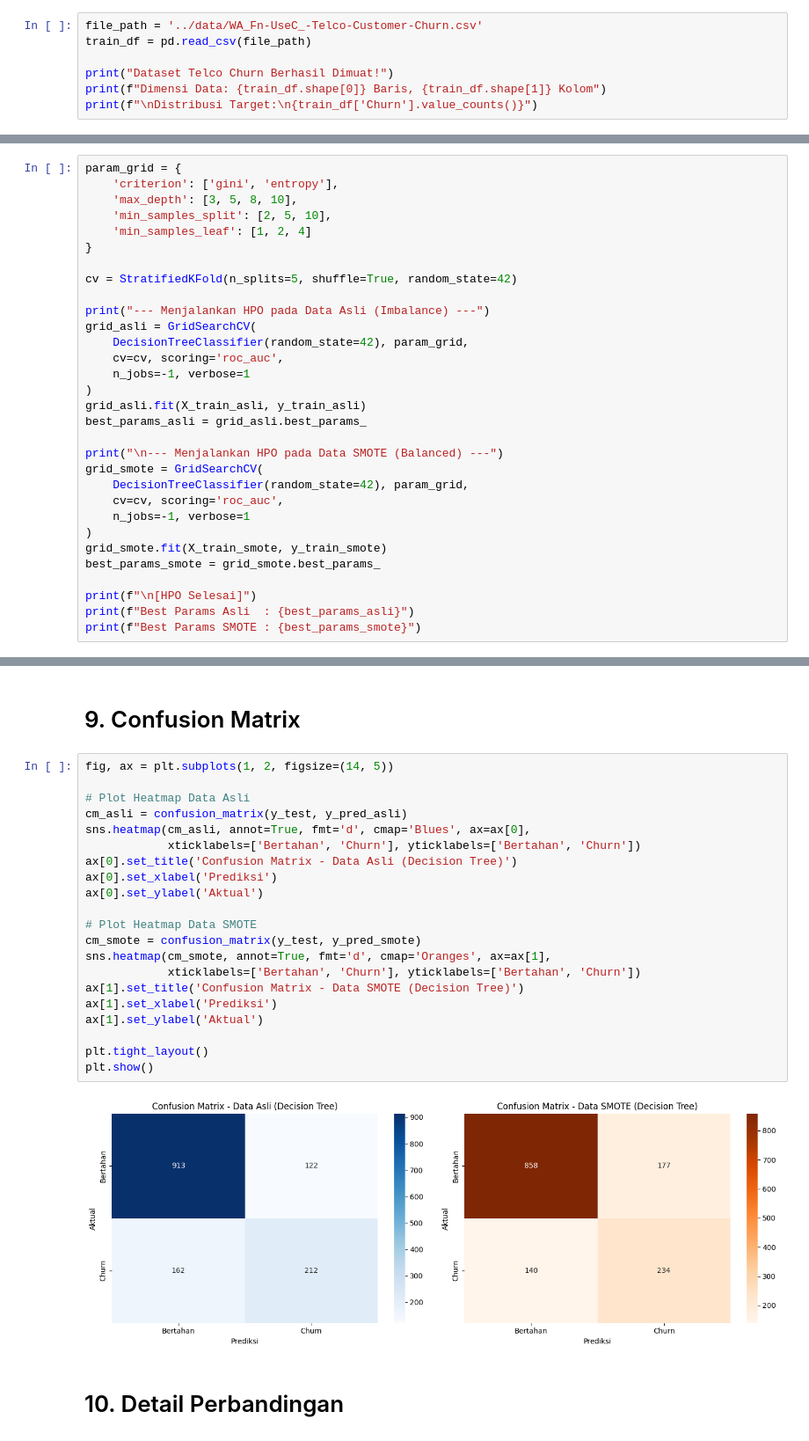
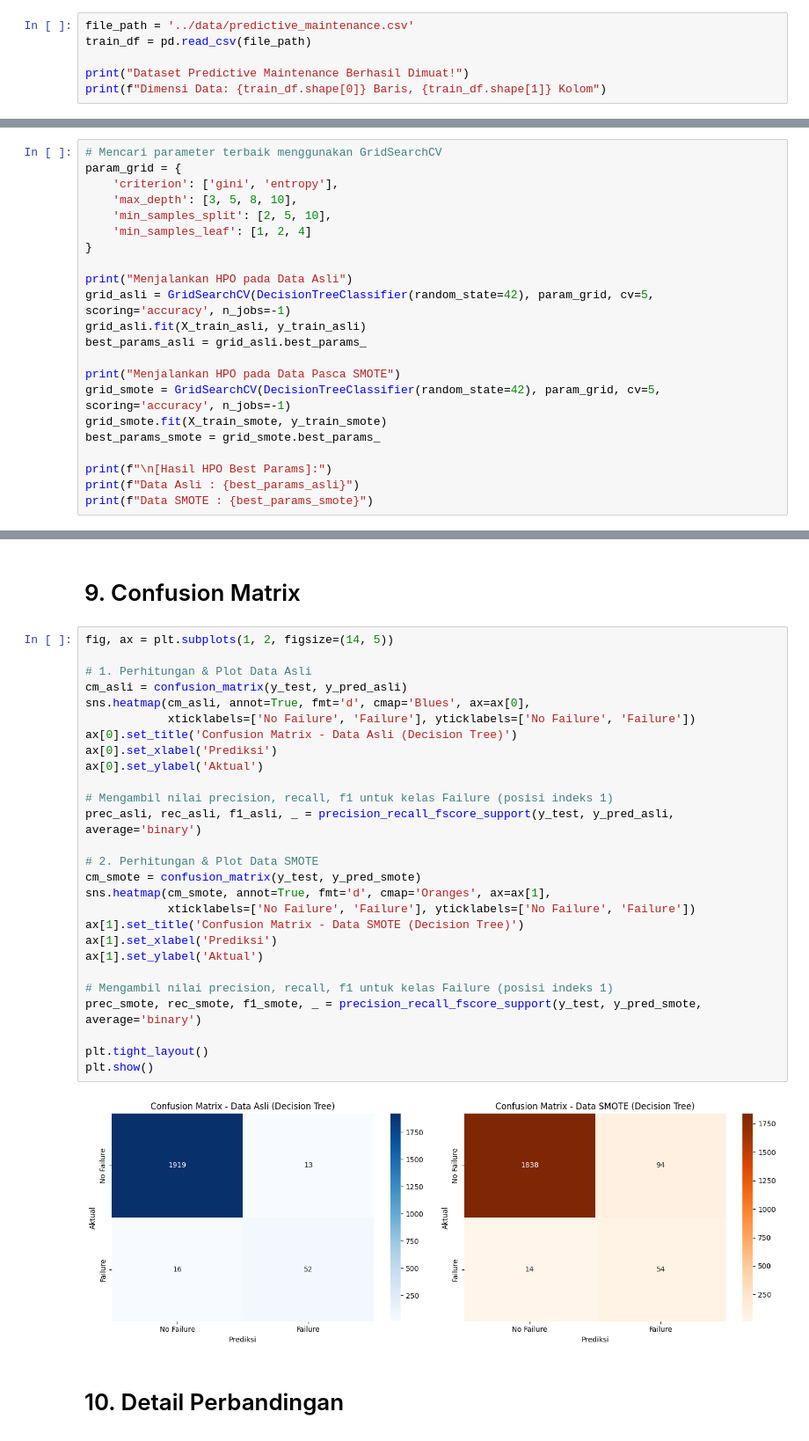
Before and after one commit to Qorrykharismayani/Tugas-Besar-Machine-Learning, a Jupyter notebook: notebooks/model_dt.ipynb, the cells around one changed output, grey strips where cells are left out. Shown at 88% size. Cells and saved outputs as stored; diff of their text form.

Commit message:
update model decision tree

```diff
--- a/notebooks/model_dt.ipynb
+++ b/notebooks/model_dt.ipynb
@@ -23,8 +22,7 @@ warnings.filterwarnings('ignore')
 # %%
-file_path = '../data/WA_Fn-UseC_-Telco-Customer-Churn.csv'
+file_path = '../data/predictive_maintenance.csv'
 train_df = pd.read_csv(file_path)
 
-print("Dataset Telco Churn Berhasil Dimuat!")
+print("Dataset Predictive Maintenance Berhasil Dimuat!")
 print(f"Dimensi Data: {train_df.shape[0]} Baris, {train_df.shape[1]} Kolom")
-print(f"\nDistribusi Target:\n{train_df['Churn'].value_counts()}")
 # %% [output]
@@ -132,6 +110,7 @@ Name: count, dtype: int64
 # %% [markdown]
 # 7. Training dan Hyperparameter (HPO)
 # %%
+# Mencari parameter terbaik menggunakan GridSearchCV
 param_grid = {
     'criterion': ['gini', 'entropy'],
     'max_depth': [3, 5, 8, 10],
@@ -139,27 +118,17 @@ param_grid = {
     'min_samples_leaf': [1, 2, 4]
 }
 
-cv = StratifiedKFold(n_splits=5, shuffle=True, random_state=42)
-
-print("--- Menjalankan HPO pada Data Asli (Imbalance) ---")
-grid_asli = GridSearchCV(
-    DecisionTreeClassifier(random_state=42), param_grid,
-    cv=cv, scoring='roc_auc',
-    n_jobs=-1, verbose=1
-)
+print("Menjalankan HPO pada Data Asli")
+grid_asli = GridSearchCV(DecisionTreeClassifier(random_state=42), param_grid, cv=5, scoring='accuracy', n_jobs=-1)
 grid_asli.fit(X_train_asli, y_train_asli)
 best_params_asli = grid_asli.best_params_
 
-print("\n--- Menjalankan HPO pada Data SMOTE (Balanced) ---")
-grid_smote = GridSearchCV(
-    DecisionTreeClassifier(random_state=42), param_grid,
-    cv=cv, scoring='roc_auc',
-    n_jobs=-1, verbose=1
-)
+print("Menjalankan HPO pada Data Pasca SMOTE")
+grid_smote = GridSearchCV(DecisionTreeClassifier(random_state=42), param_grid, cv=5, scoring='accuracy', n_jobs=-1)
 grid_smote.fit(X_train_smote, y_train_smote)
 best_params_smote = grid_smote.best_params_
 
-print(f"\n[HPO Selesai]")
-print(f"Best Params Asli  : {best_params_asli}")
-print(f"Best Params SMOTE : {best_params_smote}")
+print(f"\n[Hasil HPO Best Params]:")
+print(f"Data Asli : {best_params_asli}")
+print(f"Data SMOTE : {best_params_smote}")
 # %% [output]
@@ -212,25 +162,31 @@ F1-Score Data SMOTE      : 0.5962
 # %%
 fig, ax = plt.subplots(1, 2, figsize=(14, 5))
 
-# Plot Heatmap Data Asli
+# 1. Perhitungan & Plot Data Asli
 cm_asli = confusion_matrix(y_test, y_pred_asli)
 sns.heatmap(cm_asli, annot=True, fmt='d', cmap='Blues', ax=ax[0],
-            xticklabels=['Bertahan', 'Churn'], yticklabels=['Bertahan', 'Churn'])
+            xticklabels=['No Failure', 'Failure'], yticklabels=['No Failure', 'Failure'])
 ax[0].set_title('Confusion Matrix - Data Asli (Decision Tree)')
 ax[0].set_xlabel('Prediksi')
 ax[0].set_ylabel('Aktual')
 
-# Plot Heatmap Data SMOTE
+# Mengambil nilai precision, recall, f1 untuk kelas Failure (posisi indeks 1)
+prec_asli, rec_asli, f1_asli, _ = precision_recall_fscore_support(y_test, y_pred_asli, average='binary')
+
+# 2. Perhitungan & Plot Data SMOTE
 cm_smote = confusion_matrix(y_test, y_pred_smote)
 sns.heatmap(cm_smote, annot=True, fmt='d', cmap='Oranges', ax=ax[1],
-            xticklabels=['Bertahan', 'Churn'], yticklabels=['Bertahan', 'Churn'])
+            xticklabels=['No Failure', 'Failure'], yticklabels=['No Failure', 'Failure'])
 ax[1].set_title('Confusion Matrix - Data SMOTE (Decision Tree)')
 ax[1].set_xlabel('Prediksi')
 ax[1].set_ylabel('Aktual')
 
+# Mengambil nilai precision, recall, f1 untuk kelas Failure (posisi indeks 1)
+prec_smote, rec_smote, f1_smote, _ = precision_recall_fscore_support(y_test, y_pred_smote, average='binary')
+
 plt.tight_layout()
 plt.show()
 # %% [output]
-[figure, old version]
+[figure, new version]
 # %% [markdown]
 # 10. Detail Perbandingan
```
Also changed, not shown: parts of 17 cells of this notebook, 3 other files.
